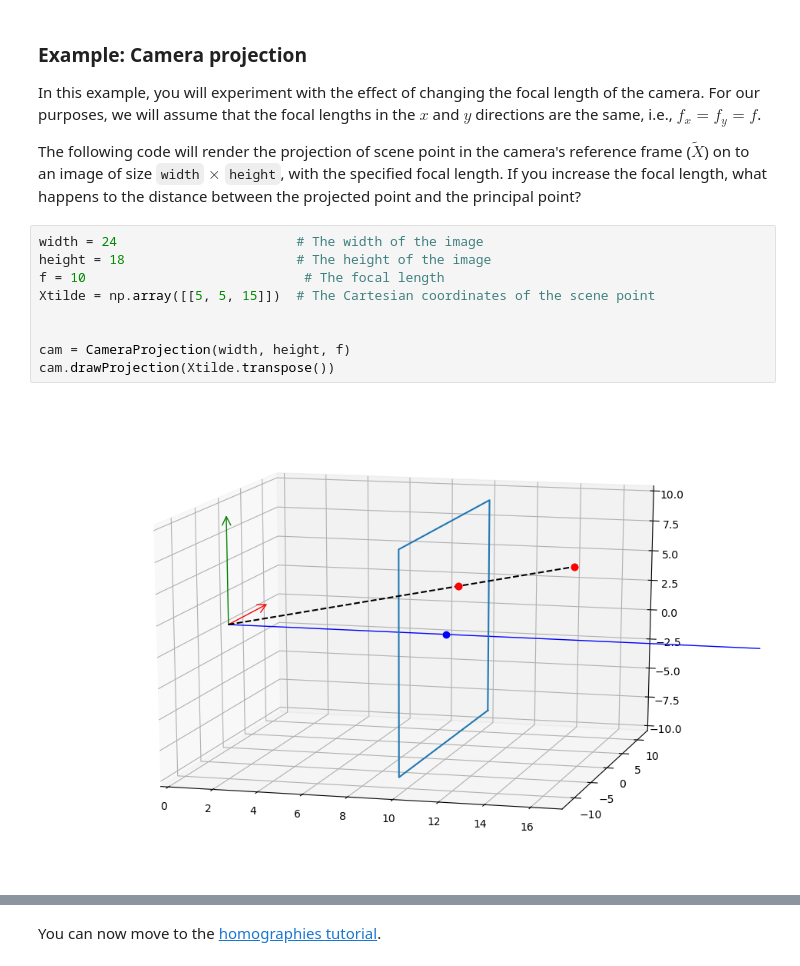
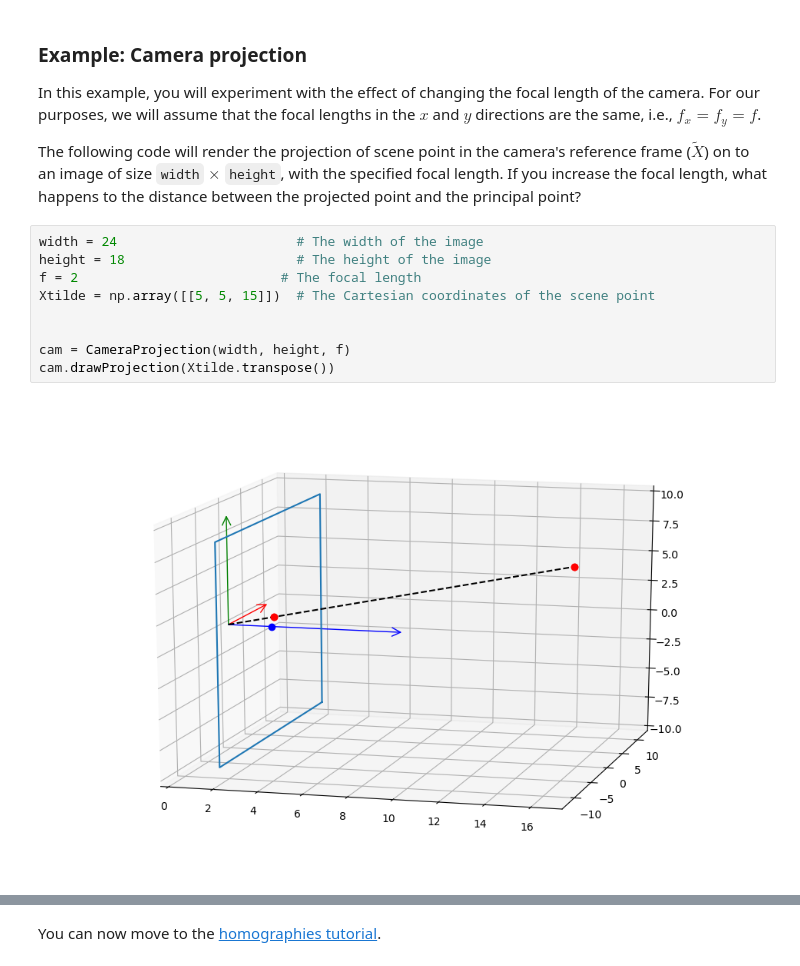
Before and after one commit to MikeS96/mooc-exercises, a Jupyter notebook: visual_lane_servoing/solution/01-Pinhole-Camera/pinhole_camera_matrix.ipynb, the cells around one changed output, grey strips where cells are left out. Saved outputs shown, nothing was run; the diff lists cells and outputs as text.

```diff
--- a/visual_lane_servoing/solution/01-Pinhole-Camera/pinhole_camera_matrix.ipynb
+++ b/visual_lane_servoing/solution/01-Pinhole-Camera/pinhole_camera_matrix.ipynb
@@ -173,14 +173,14 @@ The following code will render the projection of scene point in the camera's ref
 # %%
 width = 24                       # The width of the image
 height = 18                      # The height of the image
-f = 10                            # The focal length
+f = 2                          # The focal length
 Xtilde = np.array([[5, 5, 15]])  # The Cartesian coordinates of the scene point
 
 
 cam = CameraProjection(width, height, f)
 cam.drawProjection(Xtilde.transpose())
 # %% [output]
-[figure, old version]
+[figure, new version]
 # %% [markdown]
 In many cases, we are interested in the model that describes how points defined with respect to a reference frame differe from that of the camera (e.g., a fixed world coordinate system or the robot's body-fixed reference frame). As we saw previously, we can transform points between different reference frames based on the $3 \times 3$ rotation matrix $R$ and the three-element translation vector $\mathbf{t}$.
 
```
Also changed, not shown: 26 other files.
